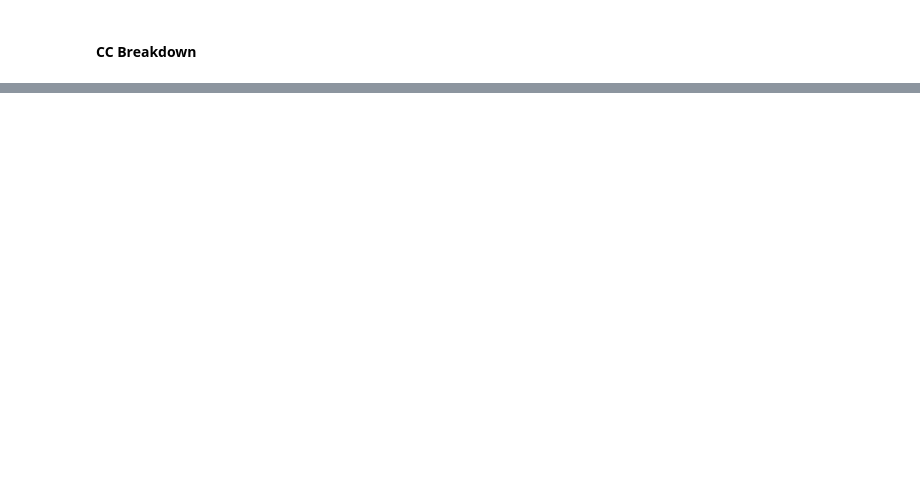
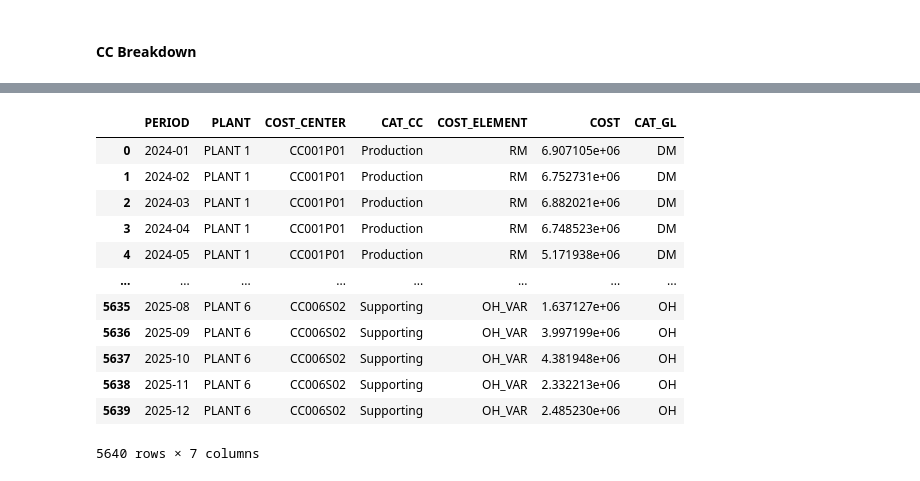
Before and after one commit to vinalamsyah/mock_data_generator, a Jupyter notebook: model.ipynb, the cells around one changed output, grey strips where cells are left out. Cells and saved outputs as stored; diff of their text form; code cells hidden in the pictures; blank space fills up the shorter version.

```diff
--- a/model.ipynb
+++ b/model.ipynb
@@ -237,7 +352,27 @@ alloc_map
 # %%
-BP = df.copy()
-BP['QTY'] = BP.apply(lambda x: pp.loc[(x['PERIOD'], x['PLANT']), 'QTY'] * (x['RM'] + x['PM'])/2 if x['CAT_CC'] == 'Production' else 0, axis=1)
+# Merge once
+BP = df.merge(
+    BP_plant,
+    on=['PERIOD', 'PLANT'],
+    how='left',
+    suffixes=('', '_PLANT')
+)
+
+# QTY
+mask_prod = BP['CAT_CC'] == 'Production'
+BP.loc[~mask_prod, 'QTY'] = 0
+BP.loc[mask_prod, 'QTY'] = BP.loc[mask_prod, 'QTY_PLANT'] * BP.loc[mask_prod, 'QTY']
+
+# Cost allocation (fully vectorized, no apply, no melt)
 for ce in cost_elements['COST_ELEMENT']:
-    BP[ce] = BP.apply(lambda x: BP.loc[(x['PERIOD'], x['PLANT']), ce] * alloc_map.loc[x['CAT_CC'], ce] * x[ce], axis=1)
+    BP[ce] = (
+        BP[ce] *
+        BP[f"{ce}_PLANT"] *
+        BP['CAT_CC'].map(alloc_map[ce])
+    )
+
+# --- DROP helper columns (important part) ---
+cols_to_drop = [col for col in BP.columns if col.endswith('_PLANT')]
+BP.drop(columns=cols_to_drop, inplace=True)
 
 BP.head(5).style.format({"COST": "{:,.2f}", "RM": "{:,.2f}", "PM": "{:,.2f}", "DL": "{:,.2f}", "OH_FIX": "{:,.2f}", "OH_VAR": "{:,.2f}"})
@@ -250,0 +442,11 @@ pd.melt(
+# %%
+BP.drop(columns=['COST'], inplace=True)
+BP = pd.melt(
+    BP,
+    id_vars=['PERIOD', 'PLANT', 'COST_CENTER', 'CAT_CC'],
+    value_vars=cost_elements['COST_ELEMENT'].tolist(),
+    var_name='COST_ELEMENT',
+    value_name='COST'
+)
+
+BP.head(10).style.format({"COST": "{:,.2f}"})
@@ -342,0 +691,21 @@ pd.melt(
+# %%
+BP.merge(
+    cost_elements,
+    how='left',
+    left_on='COST_ELEMENT',
+    right_on='COST_ELEMENT'
+)
+# %% [output]
+|  | PERIOD | PLANT | COST_CENTER | CAT_CC | COST_ELEMENT | COST | CAT_GL |
+| 0 | 2024-01 | PLANT 1 | CC001P01 | Production | RM | 6.907105e+06 | DM |
+| 1 | 2024-02 | PLANT 1 | CC001P01 | Production | RM | 6.752731e+06 | DM |
+| 2 | 2024-03 | PLANT 1 | CC001P01 | Production | RM | 6.882021e+06 | DM |
+| 3 | 2024-04 | PLANT 1 | CC001P01 | Production | RM | 6.748523e+06 | DM |
+| 4 | 2024-05 | PLANT 1 | CC001P01 | Production | RM | 5.171938e+06 | DM |
+| ... | ... | ... | ... | ... | ... | ... | ... |
+| 5635 | 2025-08 | PLANT 6 | CC006S02 | Supporting | OH_VAR | 1.637127e+06 | OH |
+| 5636 | 2025-09 | PLANT 6 | CC006S02 | Supporting | OH_VAR | 3.997199e+06 | OH |
+| 5637 | 2025-10 | PLANT 6 | CC006S02 | Supporting | OH_VAR | 4.381948e+06 | OH |
+| 5638 | 2025-11 | PLANT 6 | CC006S02 | Supporting | OH_VAR | 2.332213e+06 | OH |
+| 5639 | 2025-12 | PLANT 6 | CC006S02 | Supporting | OH_VAR | 2.485230e+06 | OH |
+5640 rows × 7 columns
```
Also changed, not shown: parts of 38 cells of this notebook.
